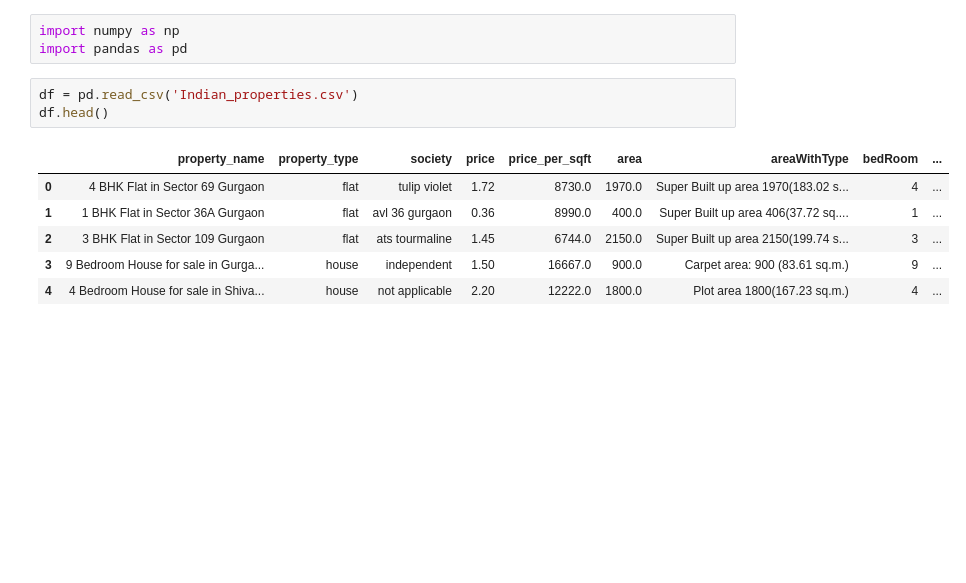
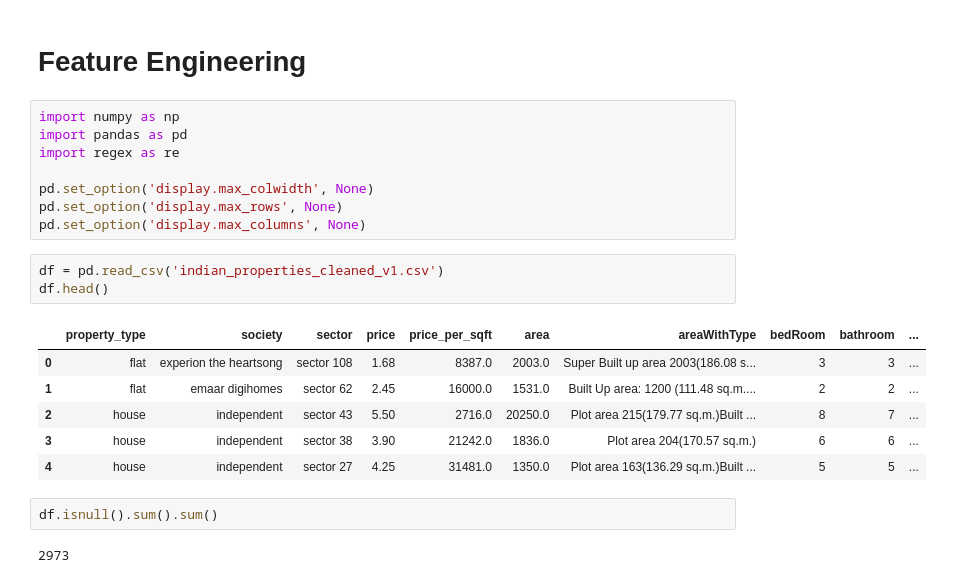
Before and after one commit to Firdose6974/Content-Based-Recommender-System-for-Real-Estate, a Jupyter notebook: Feature Engineering/Indian_properites_feature_engineering.ipynb, the cells around one changed output. Cells and saved outputs as stored; diff of their text form; blank space fills up the shorter version.

Commit message:
Feature engineering done

```diff
--- a/Feature Engineering/Indian_properites_feature_engineering.ipynb
+++ b/Feature Engineering/Indian_properites_feature_engineering.ipynb
@@ -1,13 +1,24 @@
+# %% [markdown]
+# Feature Engineering
 # %%
 import numpy as np
 import pandas as pd
+import regex as re
+
+pd.set_option('display.max_colwidth', None)
+pd.set_option('display.max_rows', None)
+pd.set_option('display.max_columns', None)
 # %%
-df = pd.read_csv('Indian_properties.csv')
+df = pd.read_csv('indian_properties_cleaned_v1.csv')
 df.head()
 # %% [output]
-|  | property_name | property_type | society | price | price_per_sqft | area | areaWithType | bedRoom | ... |
-| 0 | 4 BHK Flat in Sector 69 Gurgaon | flat | tulip violet | 1.72 | 8730.0 | 1970.0 | Super Built up area 1970(183.02 s... | 4 | ... |
-| 1 | 1 BHK Flat in Sector 36A Gurgaon | flat | avl 36 gurgaon | 0.36 | 8990.0 | 400.0 | Super Built up area 406(37.72 sq.... | 1 | ... |
-| 2 | 3 BHK Flat in Sector 109 Gurgaon | flat | ats tourmaline | 1.45 | 6744.0 | 2150.0 | Super Built up area 2150(199.74 s... | 3 | ... |
-| 3 | 9 Bedroom House for sale in Gurga... | house | independent | 1.50 | 16667.0 | 900.0 | Carpet area: 900 (83.61 sq.m.) | 9 | ... |
-| 4 | 4 Bedroom House for sale in Shiva... | house | not applicable | 2.20 | 12222.0 | 1800.0 | Plot area 1800(167.23 sq.m.) | 4 | ... |
+|  | property_type | society | sector | price | price_per_sqft | area | areaWithType | bedRoom | bathroom | ... |
+| 0 | flat | experion the heartsong | sector 108 | 1.68 | 8387.0 | 2003.0 | Super Built up area 2003(186.08 s... | 3 | 3 | ... |
+| 1 | flat | emaar digihomes | sector 62 | 2.45 | 16000.0 | 1531.0 | Built Up area: 1200 (111.48 sq.m.... | 2 | 2 | ... |
+| 2 | house | independent | sector 43 | 5.50 | 2716.0 | 20250.0 | Plot area 215(179.77 sq.m.)Built ... | 8 | 7 | ... |
+| 3 | house | independent | sector 38 | 3.90 | 21242.0 | 1836.0 | Plot area 204(170.57 sq.m.) | 6 | 6 | ... |
+| 4 | house | independent | sector 27 | 4.25 | 31481.0 | 1350.0 | Plot area 163(136.29 sq.m.)Built ... | 5 | 5 | ... |
+# %%
+df.isnull().sum().sum()
+# %% [output]
+2973
```
Also changed, not shown: parts of 49 cells of this notebook, 5 other files.
